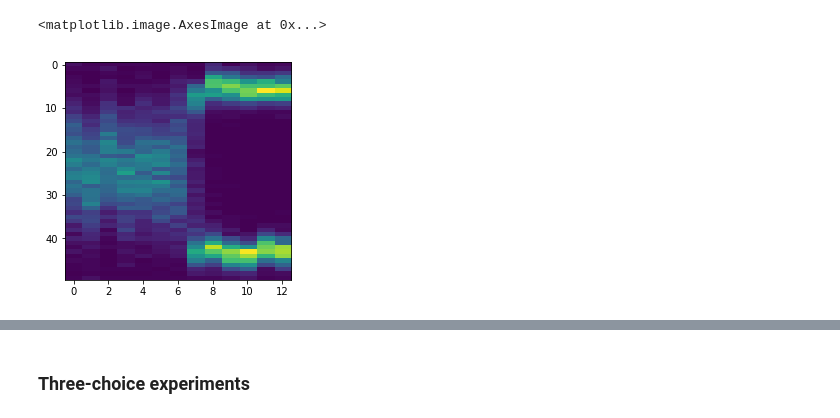
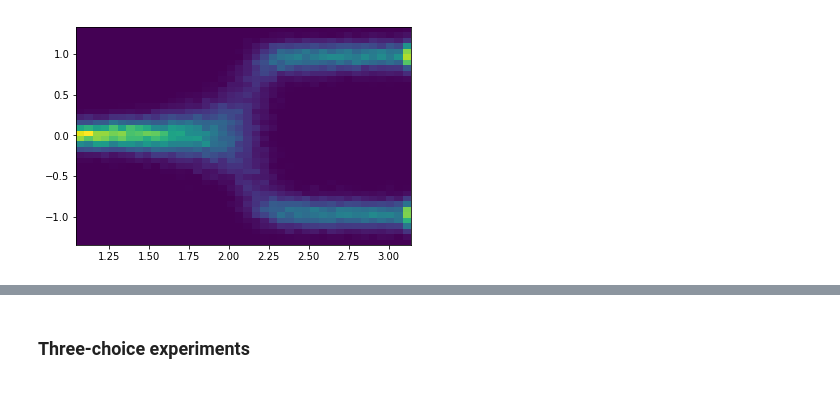
Before and after one commit to vivekhsridhar/decision_geometry, a Jupyter notebook: decision_geometry/output/leaky_competing_accumulator.ipynb, the cells around one changed output, grey strips where cells are left out. Drawn from its saved outputs; the diff is of its cells as text; code cells hidden in the pictures.

```diff
--- a/decision_geometry/output/leaky_competing_accumulator.ipynb
+++ b/decision_geometry/output/leaky_competing_accumulator.ipynb
@@ -46,16 +57,14 @@ ax.hlines(-1., 0, T, linestyles='dashed')
 # %%
 ntrials = 1000
-nbins = 50
 
 X1 = np.zeros(ntrials)
 X2 = np.zeros(ntrials)
 
 start = np.pi/3
 end = np.pi
-step = np.pi/18
+step = np.pi/60
 
 angles = np.arange(start,end,step)
-X = np.zeros((nbins,len(angles)))
 colours = plt.cm.viridis(np.linspace(0,1,len(angles)))
 
 for idx,ang in enumerate(angles):
@@ -69,6 +78,8 @@ for idx,ang in enumerate(angles):
         # We display the histogram for a few points in
         # time
         if i == 0.99*T/dt:
-            densities,bns = np.histogram(X1-X2, bins=nbins)
-            X[:,idx] = densities
-            sns.distplot(X1-X2, bins=20, hist=False, norm_hist=True, kde_kws={"color": colours[idx]})
+            tmp = pd.DataFrame(np.concatenate(((X1[:,np.newaxis]-X2[:,np.newaxis]), np.repeat(ang,ntrials)[:,np.newaxis]),axis=1), columns=['accumulator', 'angle'])
+            if idx == 0:
+                df = tmp
+            else:
+                df = pd.concat([df,tmp], axis=0)
@@ -77,5 +86,7 @@ for idx,ang in enumerate(angles):
-# %%
-plt.imshow(X, aspect=0.25)
-# %% [output]
-<matplotlib.image.AxesImage at 0x...>
-[figure, removed]
+# %%
+nbins = 40
+
+h,xedge,yedge,image = plt.hist2d(df['angle'], df['accumulator'], bins=nbins, normed=True)
+img = np.flipud(np.rot90(h))
+# %% [output]
+[figure, added]
```
Also changed, not shown: parts of 7 cells of this notebook, 6 other files.
